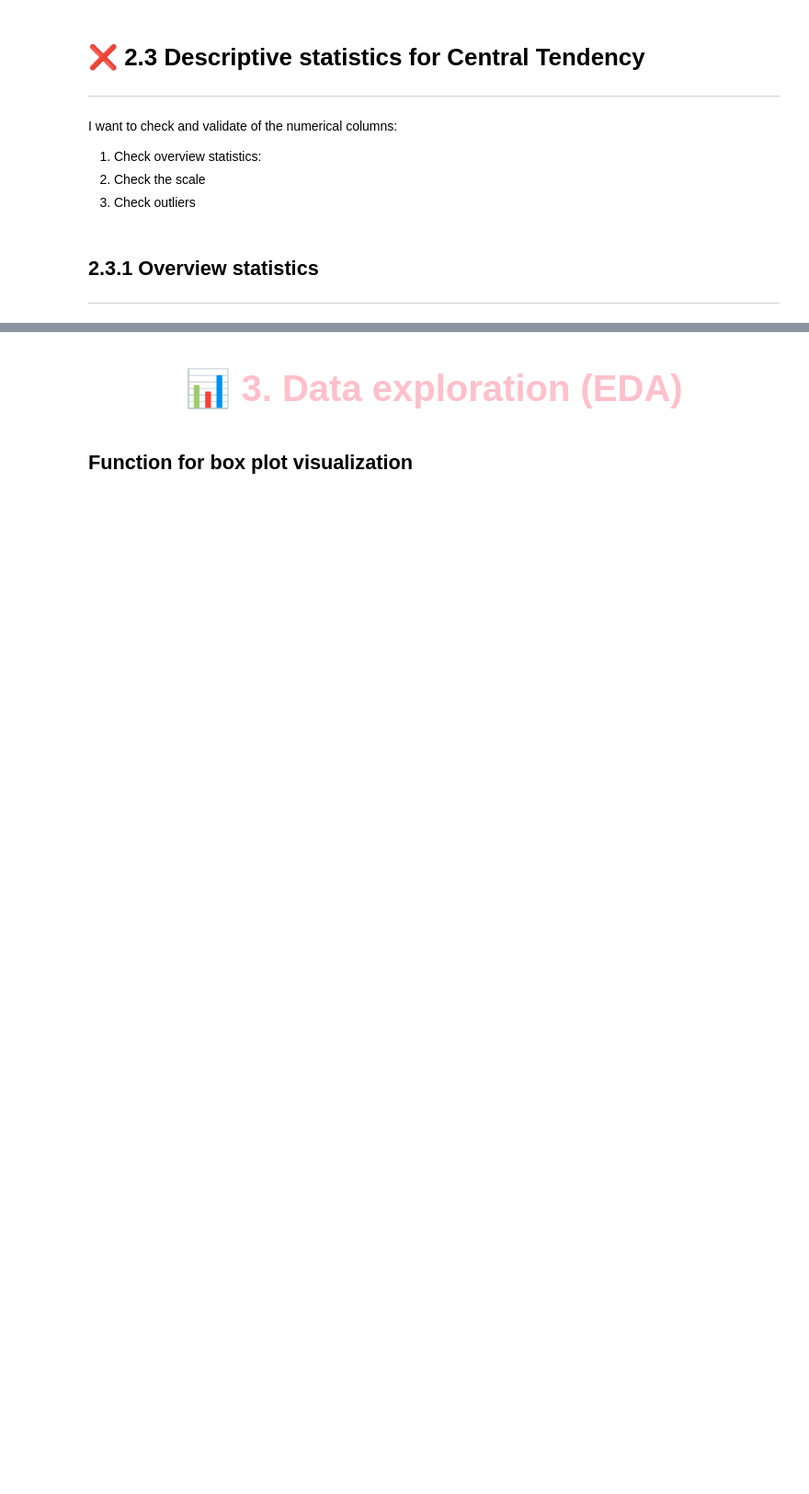
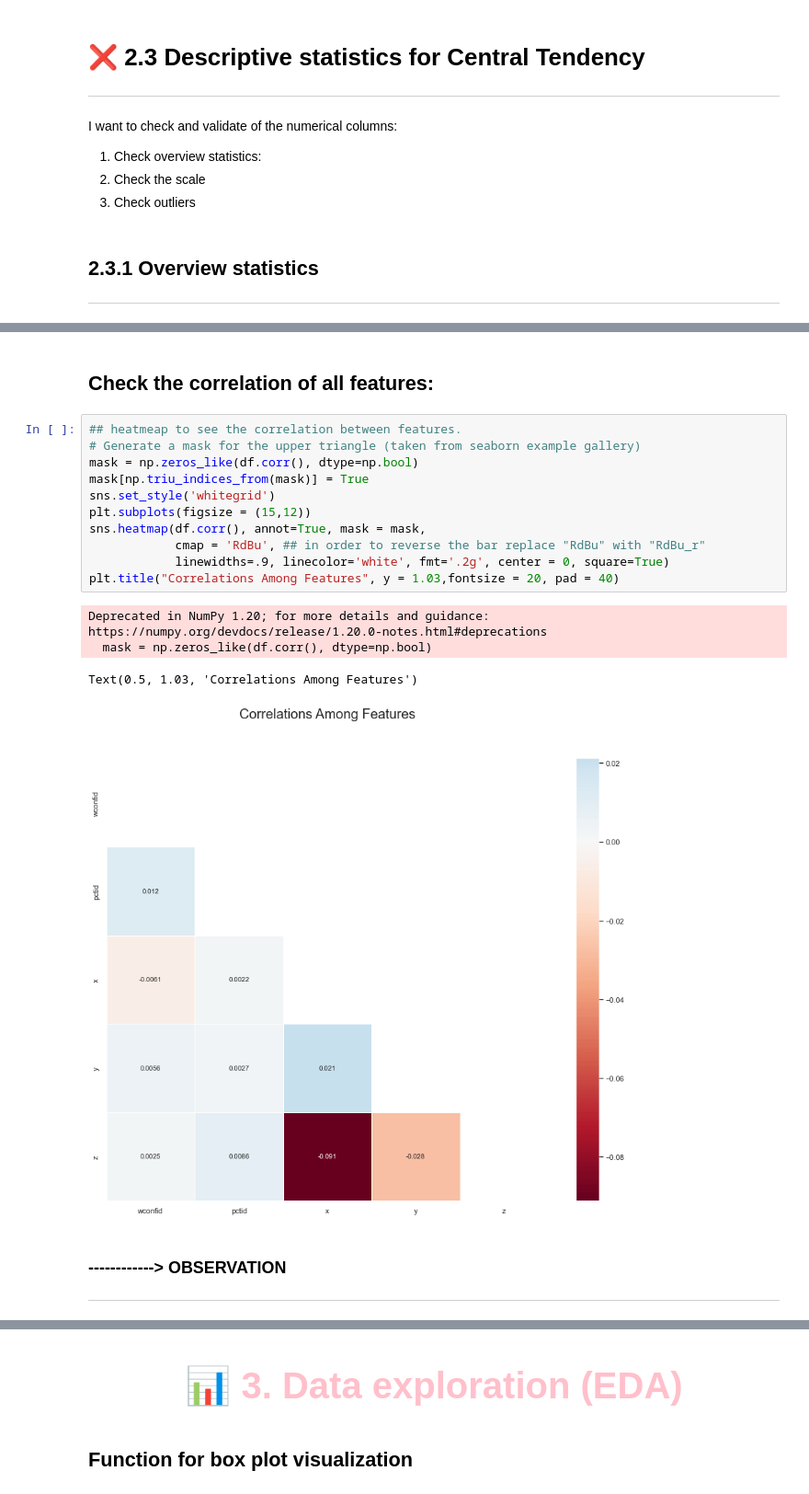
Before and after one commit to ChauHuynh1/Room-Occupancy-Estimation, a Jupyter notebook: EEET2485_GroupProject.ipynb, the cells around one changed output, grey strips where cells are left out. Shown at 92% size. Drawn from its saved outputs; the diff is of its cells as text; blank space fills up the shorter version.

```diff
--- a/EEET2485_GroupProject.ipynb
+++ b/EEET2485_GroupProject.ipynb
@@ -334,0 +312,21 @@ df.describe().T
+# %% [markdown]
+## Check the correlation of all features:
+# %%
+## heatmeap to see the correlation between features.
+# Generate a mask for the upper triangle (taken from seaborn example gallery)
+mask = np.zeros_like(df.corr(), dtype=np.bool)
+mask[np.triu_indices_from(mask)] = True
+sns.set_style('whitegrid')
+plt.subplots(figsize = (15,12))
+sns.heatmap(df.corr(), annot=True, mask = mask,
+            cmap = 'RdBu', ## in order to reverse the bar replace "RdBu" with "RdBu_r"
+            linewidths=.9, linecolor='white', fmt='.2g', center = 0, square=True)
+plt.title("Correlations Among Features", y = 1.03,fontsize = 20, pad = 40)
+# %% [output]
+Deprecated in NumPy 1.20; for more details and guidance: https://numpy.org/devdocs/release/1.20.0-notes.html#deprecations
+  mask = np.zeros_like(df.corr(), dtype=np.bool)
+Text(0.5, 1.03, 'Correlations Among Features')
+[figure, added]
+# %% [markdown]
+### ------------> OBSERVATION
+***
```
Also changed, not shown: parts of 62 cells of this notebook, 3 other files.
